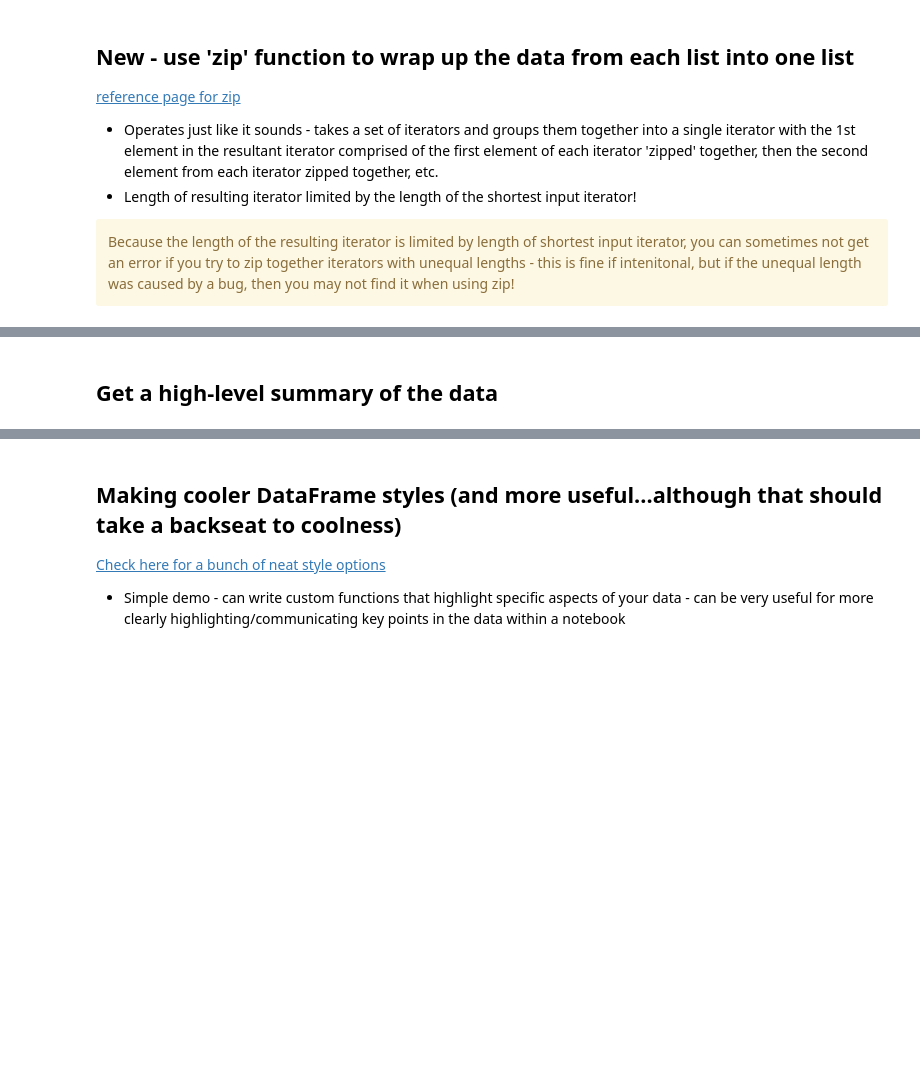
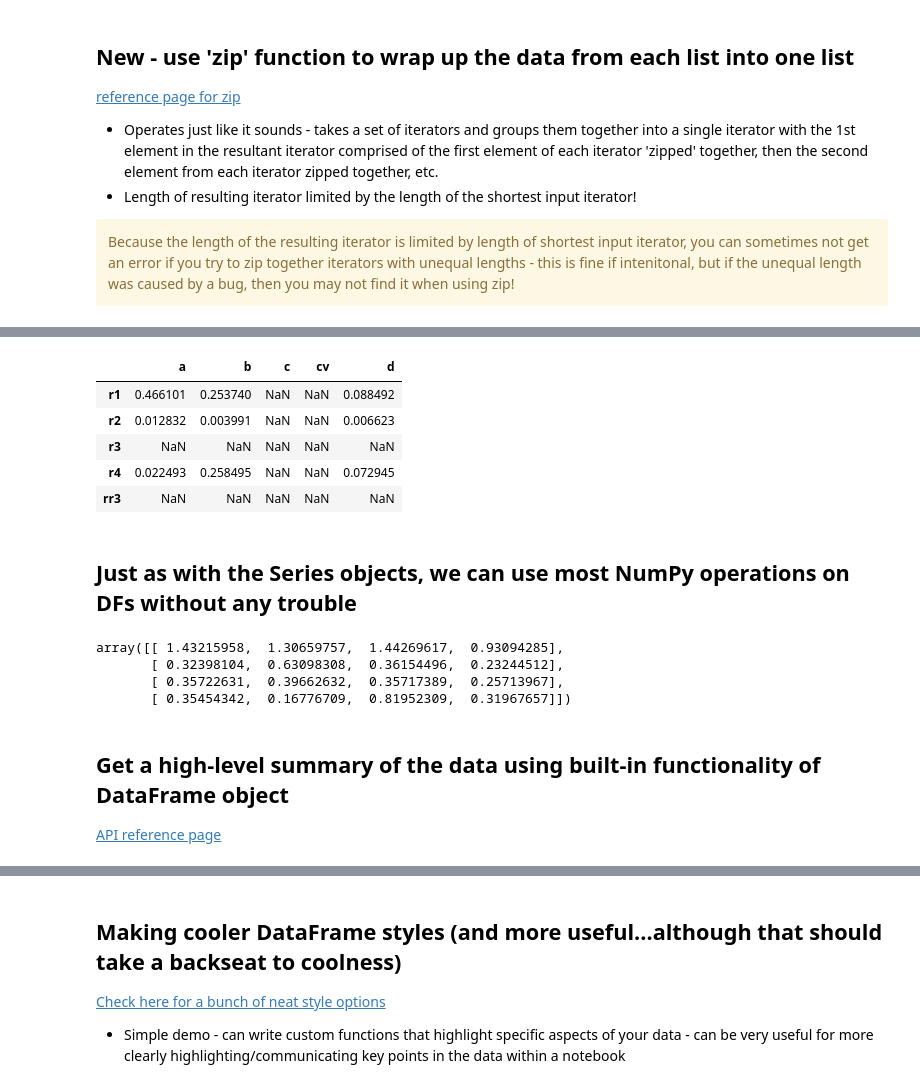
Before and after one commit to TimCSheehan/dev, a Jupyter notebook: Tutorial_051_Pandas_DataFrames.ipynb, the cells around one changed output, grey strips where cells are left out. Saved outputs shown, nothing was run; the diff lists cells and outputs as text; code cells hidden in the pictures; blank space fills up the shorter version.

Commit message:
Update pandas

```diff
--- a/Tutorial_051_Pandas_DataFrames.ipynb
+++ b/Tutorial_051_Pandas_DataFrames.ipynb
@@ -156,2 +384,40 @@ df
+# %%
+# first df will be 4 x 4
+r0 = 4
+c0 = 4
+
+df0 = pd.DataFrame(np.random.rand(r0,c0), index=['r1', 'r2', 'rr3','r4'], columns=['a', 'b', 'c', 'd'])
+
+# second df will be 4 x 5
+r1 = 4
+c1 = 4
+
+df1 = pd.DataFrame(np.random.rand(r1,c1), index=['r1', 'r2', 'r3','r4'], columns=['a', 'b', 'cv', 'd'])
+
+# now combine using a unary operation (lets do element by element multiplication)
+
+df_prod = df0 * df1
+
+# note the NaNs in all the places where there is a mismatch
+# between the index/column labels in two original dfs
+display(df_prod)
+# %% [output]
+|  | a | b | c | cv | d |
+| r1 | 0.466101 | 0.253740 | NaN | NaN | 0.088492 |
+| r2 | 0.012832 | 0.003991 | NaN | NaN | 0.006623 |
+| r3 | NaN | NaN | NaN | NaN | NaN |
+| r4 | 0.022493 | 0.258495 | NaN | NaN | 0.072945 |
+| rr3 | NaN | NaN | NaN | NaN | NaN |
+# %% [markdown]
+## Just as with the Series objects, we can use most NumPy operations on DFs without any trouble
+# %%
+# true matrix mulitplication (not element by element)
+np.dot(df0, df1)
+# %% [output]
+array([[ 1.43215958,  1.30659757,  1.44269617,  0.93094285],
+       [ 0.32398104,  0.63098308,  0.36154496,  0.23244512],
+       [ 0.35722631,  0.39662632,  0.35717389,  0.25713967],
+       [ 0.35454342,  0.16776709,  0.81952309,  0.31967657]])
 # %% [markdown]
-## Get a high-level summary of the data
+## Get a high-level summary of the data using built-in functionality of DataFrame object
+[API reference page](https://pandas.pydata.org/pandas-docs/stable/generated/pandas.DataFrame.describe.html)
```
Also changed, not shown: parts of 45 cells of this notebook, 1 other file.
